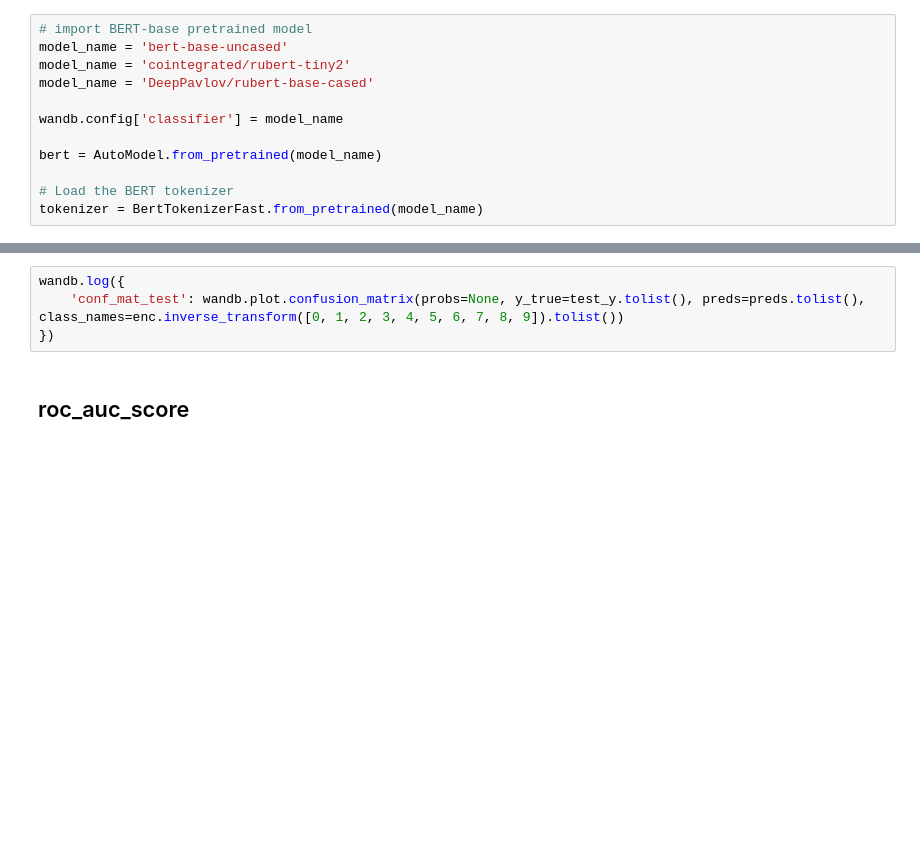
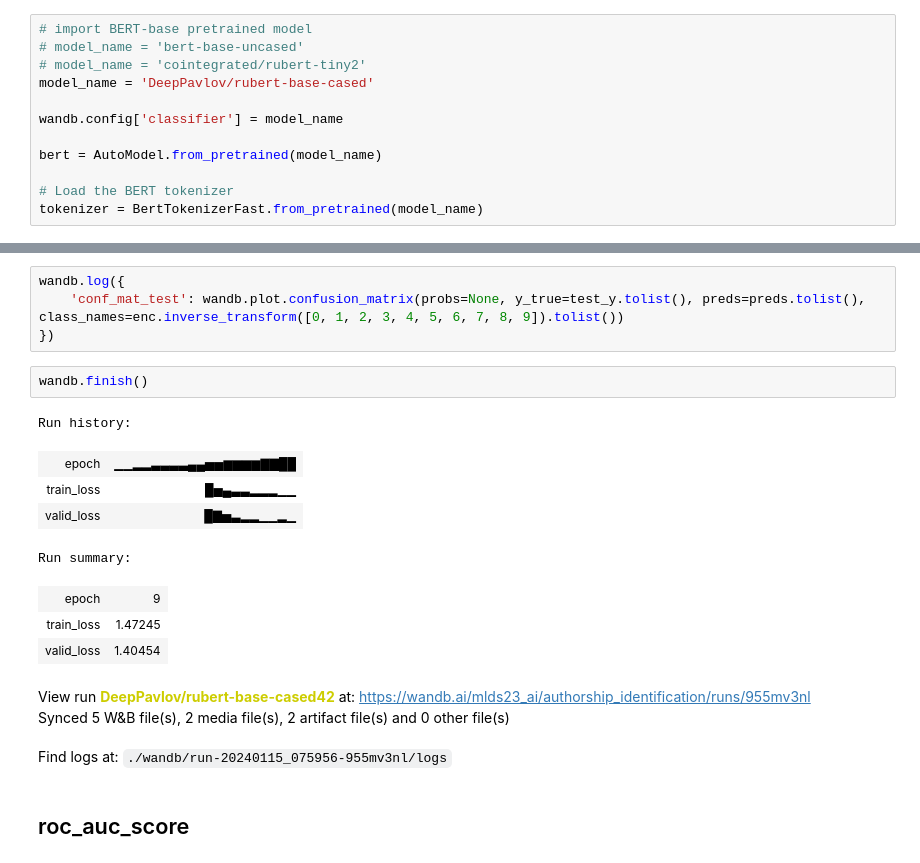
Before and after one commit to kirill-rubashevskiy/mlds23-authorship-identification, a Jupyter notebook: DL/Fine_Tuning_BERT_for_Classification_DM.ipynb, the cells around one changed output, grey strips where cells are left out. Cells and saved outputs as stored; diff of their text form; blank space fills up the shorter version.

```diff
--- a/DL/Fine_Tuning_BERT_for_Classification_DM.ipynb
+++ b/DL/Fine_Tuning_BERT_for_Classification_DM.ipynb
@@ -120,8 +117,8 @@ val_text, test_text, val_labels, test_labels = train_test_split(temp_text, temp_
 # Import BERT Model and BERT Tokenizer
 # %%
 # import BERT-base pretrained model
-model_name = 'bert-base-uncased'
-model_name = 'cointegrated/rubert-tiny2'
+# model_name = 'bert-base-uncased'
+# model_name = 'cointegrated/rubert-tiny2'
 model_name = 'DeepPavlov/rubert-base-cased'
 
 wandb.config['classifier'] = model_name
@@ -660,6 +662,20 @@ pd.crosstab(test_y, preds)
 wandb.log({
     'conf_mat_test': wandb.plot.confusion_matrix(probs=None, y_true=test_y.tolist(), preds=preds.tolist(), class_names=enc.inverse_transform([0, 1, 2, 3, 4, 5, 6, 7, 8, 9]).tolist())
 })
+# %%
+wandb.finish()
+# %% [output]
+Run history:
+| epoch | ▁▁▂▂▃▃▃▃▄▄▅▅▆▆▆▆▇▇██ |
+| train_loss | █▅▄▃▃▂▂▂▁▁ |
+| valid_loss | █▇▅▃▂▂▁▁▂▁ |
+Run summary:
+| epoch | 9 |
+| train_loss | 1.47245 |
+| valid_loss | 1.40454 |
+View run DeepPavlov/rubert-base-cased42 at: https://wandb.ai/mlds23_ai/authorship_identification/runs/955mv3nl
+Synced 5 W&B file(s), 2 media file(s), 2 artifact file(s) and 0 other file(s)
+Find logs at: ./wandb/run-20240115_075956-955mv3nl/logs
 # %% [markdown]
 ## roc_auc_score
 # %%
```
Also changed, not shown: parts of 12 cells of this notebook.
